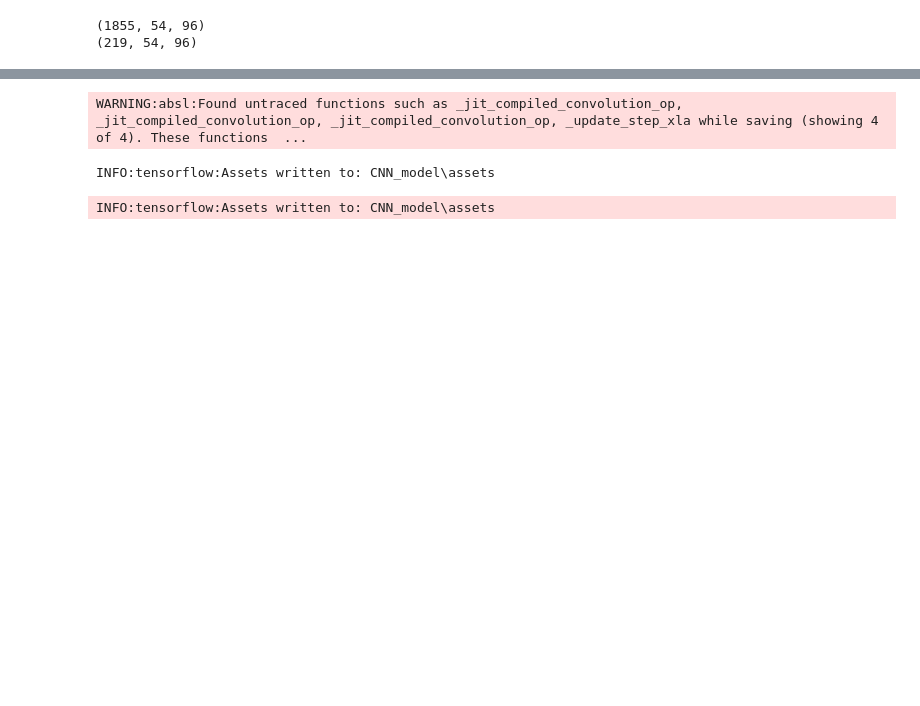
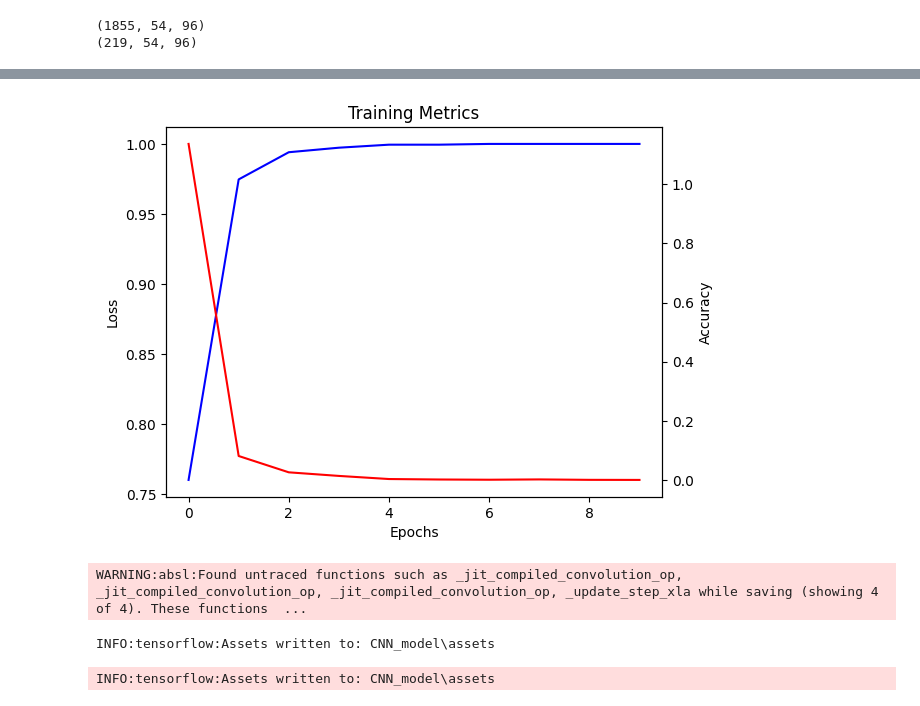
Before and after one commit to jereifej/DVS128_CNN-RNN, a Jupyter notebook: CNN_Model.ipynb, the cells around one changed output, grey strips where cells are left out. Drawn from its saved outputs; the diff is of its cells as text; code cells hidden in the pictures; blank space fills up the shorter version.

```diff
--- a/CNN_Model.ipynb
+++ b/CNN_Model.ipynb
@@ -204,3 +204,16 @@ Test accuracy: 0.9497717022895813
+# %%
+fig, ax = plt.subplots()
+ax.plot(history.history['accuracy'], color='b')
+ax2 = ax.twinx()
+ax2.plot(history.history['loss'], color='r')
+ax.set_ylabel('Loss')
+ax2.set_ylabel('Accuracy')
+ax.title.set_text('Training Metrics')
+ax.set_xlabel("Epochs")
+# ax.legend(['accuracy', 'loss'], loc='upper right')
+plt.show()
+# %% [output]
+[figure, added]
 # %%
 model.save("CNN_model")
 # %% [output]
```
Also changed, not shown: parts of 7 cells of this notebook, 4 other files.
